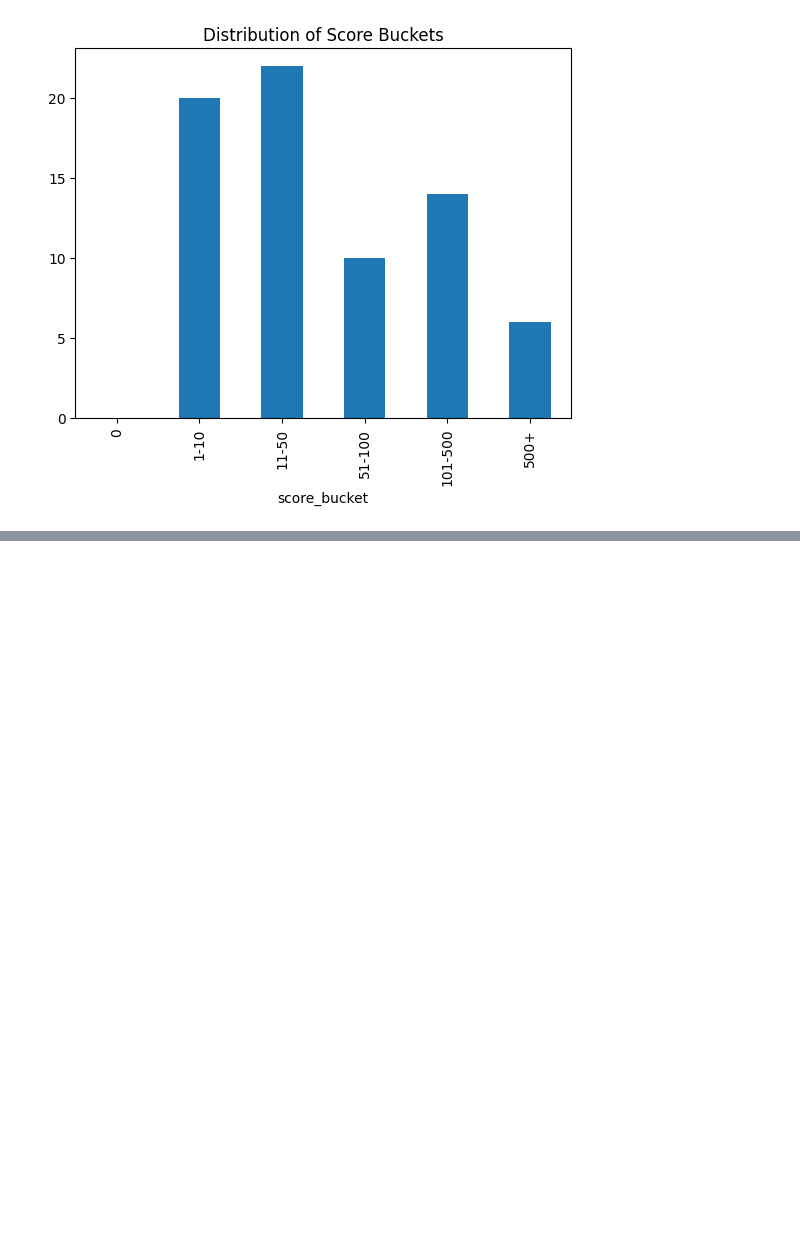
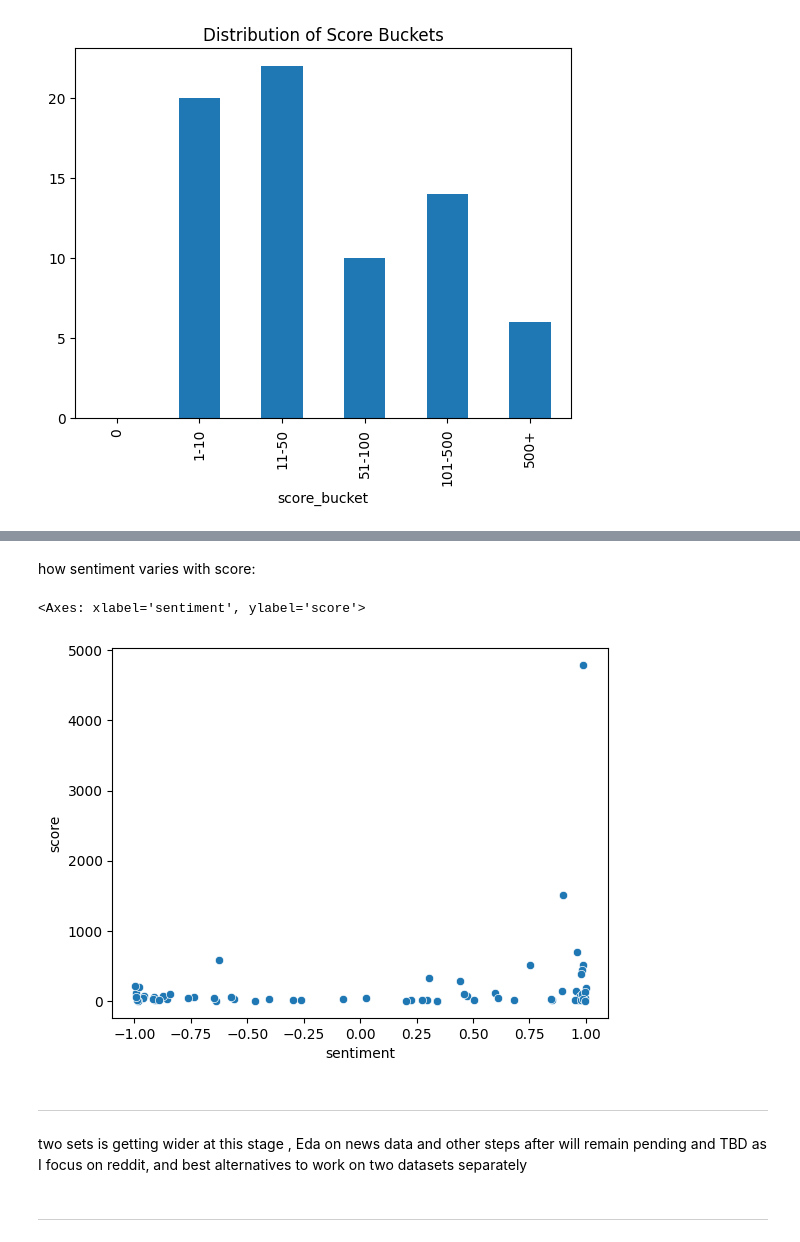
Before and after one commit to L-N-E0/USAID-Kenya-Sentiment-Analysis, a Jupyter notebook: notebooks/Mbego.ipynb, the cells around one changed output, grey strips where cells are left out. Saved outputs shown, nothing was run; the diff lists cells and outputs as text; code cells hidden in the pictures; blank space fills up the shorter version.

```diff
--- a/notebooks/Mbego.ipynb
+++ b/notebooks/Mbego.ipynb
@@ -752,0 +772,13 @@ score_dist.plot(kind='bar', title="Distribution of Score Buckets")
+# %% [markdown]
+how sentiment varies with score:
+# %%
+sns.scatterplot(x='sentiment', y='score', data=reddit_df)
+# %% [output]
+<Axes: xlabel='sentiment', ylabel='score'>
+[figure, added]
+# %% [markdown]
+---
+# %% [markdown]
+two sets is getting wider at this stage , Eda on news data and other steps after will remain pending and TBD as I focus on reddit, and best alternatives to work on two datasets separately
+# %% [markdown]
+---
```
Also changed, not shown: parts of 7 cells of this notebook.
